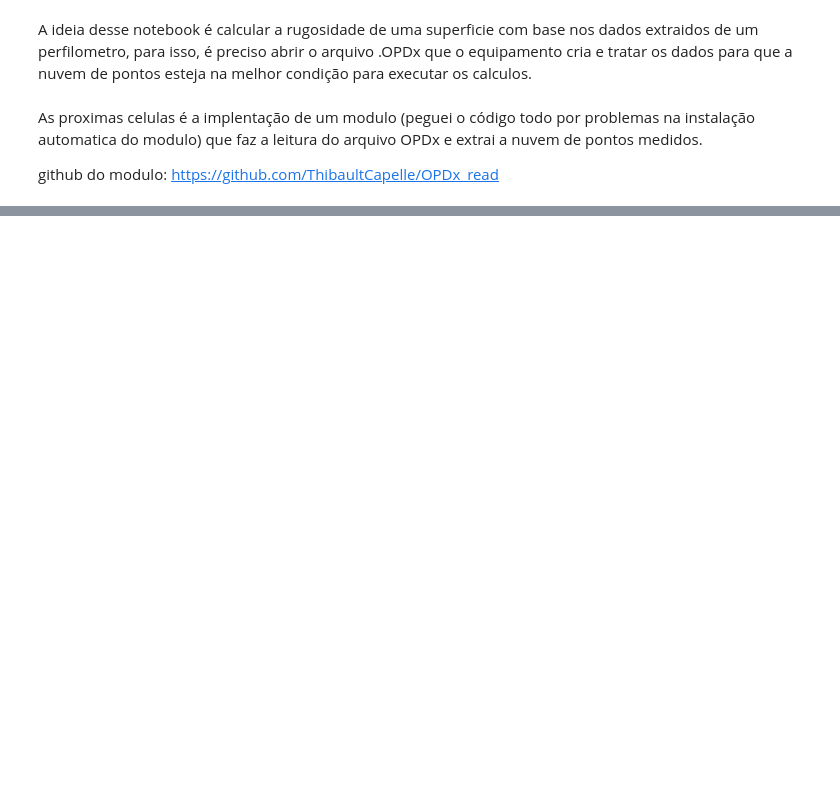
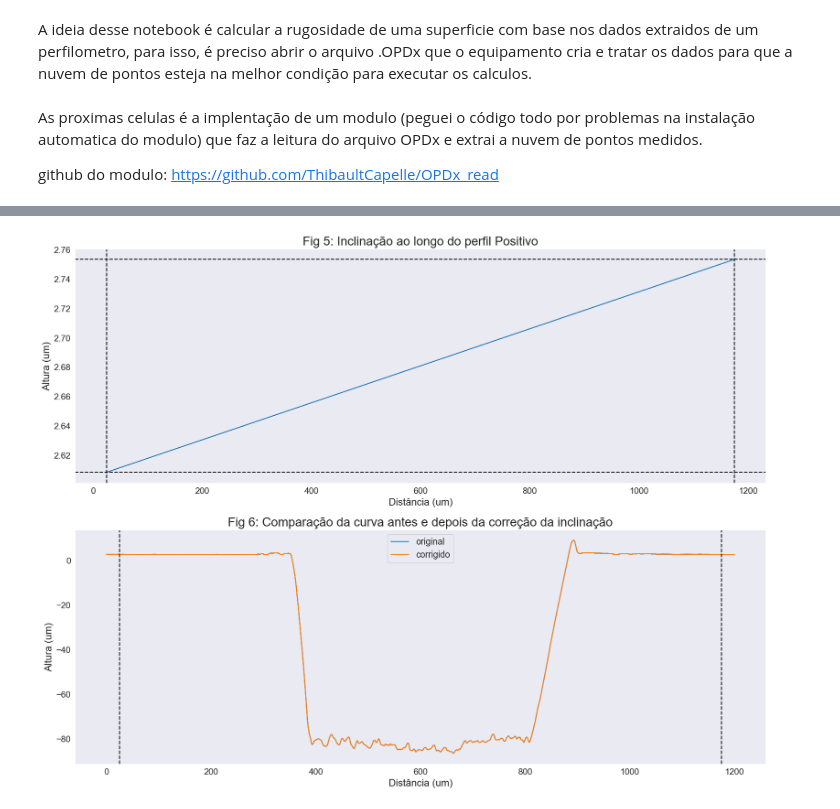
Before and after one commit to Pidoviski/calculadora_de_rugosidade, a Jupyter notebook: main.ipynb, the cells around one changed output, grey strips where cells are left out. Drawn from its saved outputs; the diff is of its cells as text; code cells hidden in the pictures; blank space fills up the shorter version.

Commit message:
Inserção de células com explicações e comentario, tambem a melhor formatação dos graficos

```diff
--- a/main.ipynb
+++ b/main.ipynb
@@ -862,0 +621,84 @@ print(countup)
+# %%
+# Célula dedicada para corrigir a inclinação da curva do perfil
+
+
+aux = pd.Series()                                                                   #Lista auxiliar para armazenar dados temporarios que construirão a nova curva do perfil
+
+#Construção do pontos para calcular a inclinação da reta, "p_x" é um vetor com coordenada "x" dos dois pontos e "p_y" é o vetor com as coordenadas "y"
+if Perfil == 'Positivo':
+    p_x = [float(y[secao1_comeca+100]),float(y[secao5_termina-100])]
+    p_y = [float(altura[secao1_comeca+100]), float(altura[secao5_termina-100])]
+if Perfil == 'Negativo':
+    p_x = [float(y[secao3_comeca+100]),float(y[secao3_termina-100])]
+    p_y = [float(altura[secao3_comeca+100]), float(altura[secao3_termina-100])]
+
+#Calculo das retas que constrói o triângulo retângulo entre os dois pontos selecionados
+d = np.absolute(p_x[0] - p_x[1])                                                    #Distância (cateto adjacente)
+h = np.absolute(p_y[0] - p_y[1])                                                    #Altura (cateto oposto)
+hip = np.sqrt((d**2)+(h**2))                                                      #Hipostenusa
+radianos = np.arcsin(h/hip)                                                        #Inclinação em radianos
+
+#Laço que percorre todos os pontos do perfil e corrige eles utilizando o teorema de tales ("Intercept theorem")
+for i in range(len(y)):
+    #Condicionamento do calculo de acordo com a posição do ponto atual em relação ao primeiro ponto da reta de cálculo da inclinação
+    if y[i] > p_x[0]:   #Ponto atual depois do primeiro ponto da reta de inclinação
+        d_ = y[i] - p_x[0]                                                          #Variavel que representa a distância entre o ponto selecionado e o de refêrencia
+        h_ = np.float32(radianos*d_)                                                #Variavel que representa a diferença altura entre o ponto selecionado e o de refêrencia
+        if Perfil == 'Positivo':
+            aux[i] = altura[i] - h_
+        if Perfil == 'Negativo':
+            aux[i] = altura[i] + h_
+    elif y[i] == p_x[0]:    #Ponto atual é o primeiro ponto da reta de inclinação
+        aux[i] = altura[i]
+        pass
+    else:   #Ponto atual antes do primeiro ponto da reta de inclinação
+        d_ = p_x[0] - y[i]                                                          #Variavel que representa a distância entre o ponto selecionado e o de refêrencia
+        h_ = np.float32(radianos*d_)                                                #Variavel que representa a diferença altura entre o ponto selecionado e o de refêrencia
+        if Perfil == 'Positivo':
+            aux[i] = altura[i] - h_
+        if Perfil == 'Negativo':
+            aux[i] = altura[i] + h_
+
+h1 = altura[secao1_comeca+100] - altura[secao5_termina-100]                         #Variavel que armazena a diferença altura entre o ponto selecionado e o de refêrencia antes da correção
+h2 = aux[secao1_comeca+100] - aux[secao5_termina-100]                               #Variavel que armazena a diferença altura entre o ponto selecionado e o de refêrencia depois da correção
+
+
+#laço para substituir os valores antigos da altura pelos novos
+for i in range(len(altura)):
+    altura[i] = aux[i]
+
+#Plot
+fig, axs = plt.subplots(ncols=1,nrows=2, figsize=(20, 15))
+
+figure +=1
+sns.lineplot(x = p_x, y = p_y, ax = axs[0])
+axs[0].set_title("Fig %d: Inclinação ao longo do perfil %s"%(figure, Perfil), fontsize = 20)
+axs[0].set_ylabel("Altura (um)", fontsize = 16)
+axs[0].set_xlabel("Distância (um)", fontsize = 16)
+axs[0].xaxis.set_tick_params(labelsize=14)
+axs[0].yaxis.set_tick_params(labelsize=14)
+
+axs[0].axhline(p_y[0], color = 'black', linestyle = '--')
+axs[0].axhline(p_y[1], color = 'black', linestyle = '--')
+
+axs[0].axvline(p_x[0], color = 'black', linestyle = '--')
+axs[0].axvline(p_x[1], color = 'black', linestyle = '--')
+
+figure +=1
+sns.lineplot(x=y,y = altura, label = 'original', ax = axs[1])
+sns.lineplot(x=y,y=aux, label = 'corrigido', ax = axs[1])
+axs[1].set_title("Fig %d: Comparação da curva antes e depois da correção da inclinação"%figure, fontsize = 20)
+axs[1].set_ylabel("Altura (um)", fontsize = 16)
+axs[1].set_xlabel("Distância (um)", fontsize = 16)
+axs[1].xaxis.set_tick_params(labelsize=14)
+axs[1].yaxis.set_tick_params(labelsize=14)
+
+axs[1].axvline(p_x[0], color = 'black', linestyle = '--')
+axs[1].axvline(p_x[1], color = 'black', linestyle = '--')
+
+axs[1].legend(fontsize = 'x-large')
+
+
+plt.show()
+# %% [output]
+[figure, added]
```
Also changed, not shown: parts of 38 cells of this notebook.
